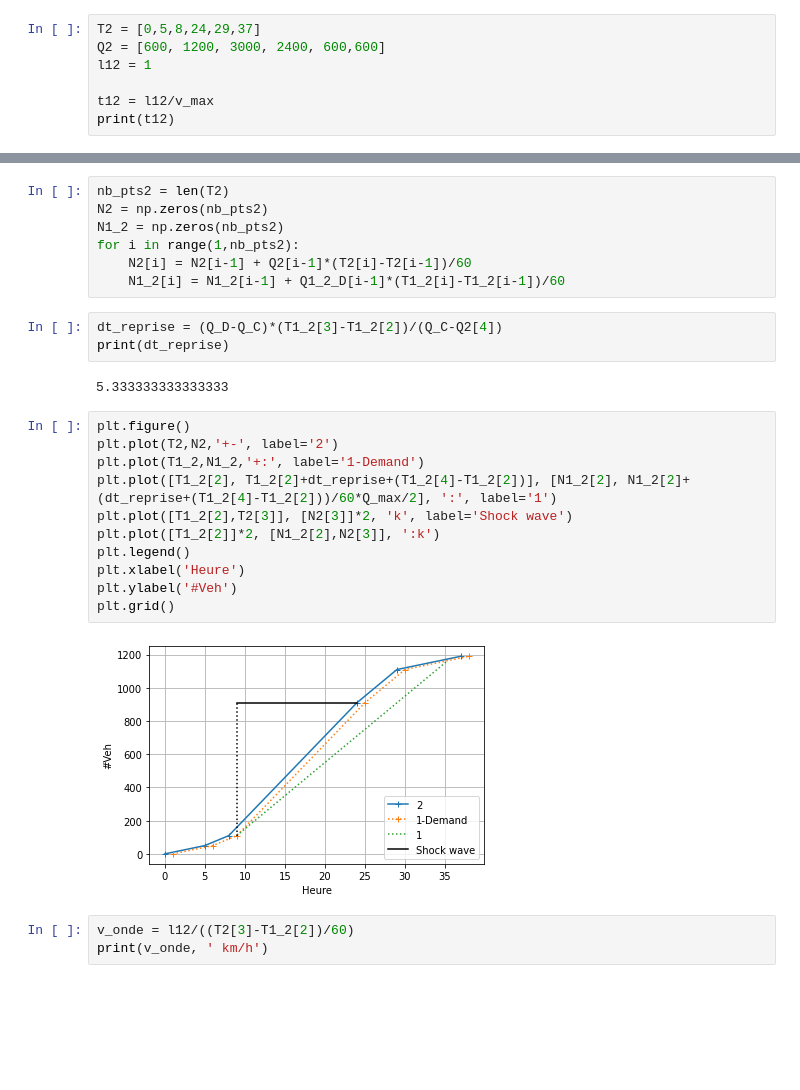
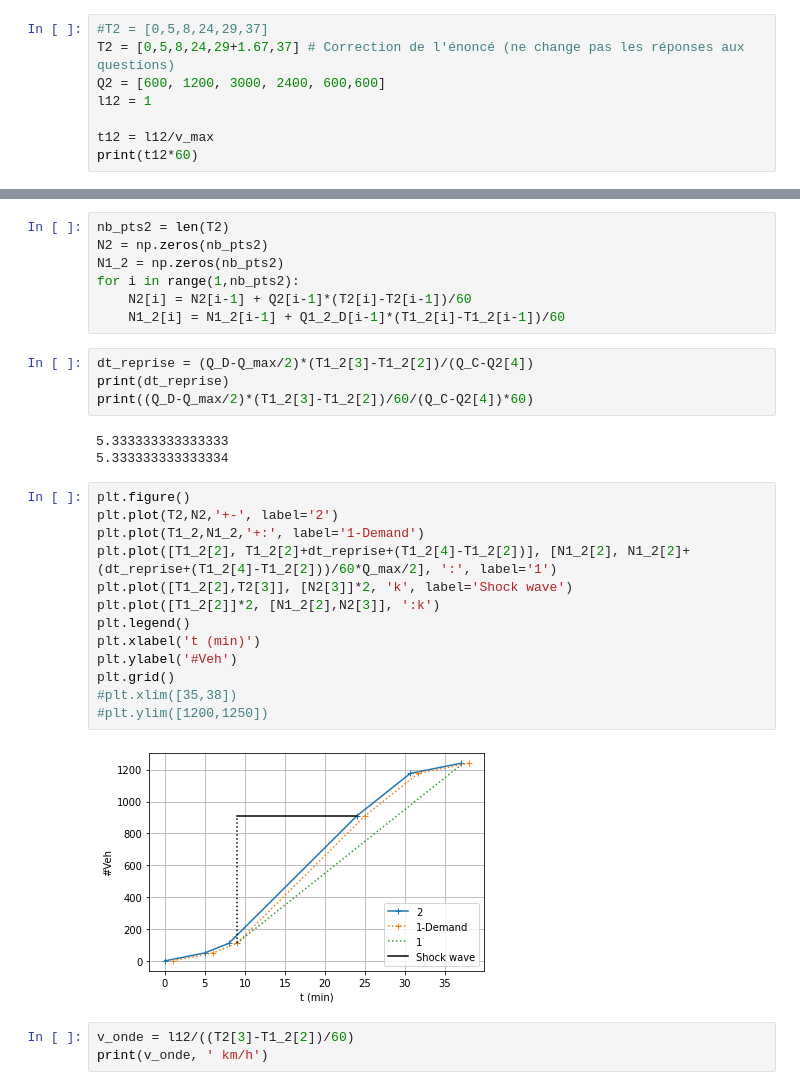
Before and after one commit to loubal/EXPAT_TP3, a Jupyter notebook: EXPAT_TP3.ipynb, the cells around one changed output, grey strips where cells are left out. Cells and saved outputs as stored; diff of their text form; blank space fills up the shorter version.

Commit message:
correct TD question

```diff
--- a/EXPAT_TP3.ipynb
+++ b/EXPAT_TP3.ipynb
@@ -81,10 +85,11 @@ print(TT, 'veh.min =', TT/60, 'veh.h')
 # %%
 #Q5-7
 # %%
-T2 = [0,5,8,24,29,37]
+#T2 = [0,5,8,24,29,37]
+T2 = [0,5,8,24,29+1.67,37] # Correction de l'énoncé (ne change pas les réponses aux questions)
 Q2 = [600, 1200, 3000, 2400, 600,600]
 l12 = 1
 
 t12 = l12/v_max
-print(t12)
+print(t12*60)
 # %% [output]
@@ -101,23 +106,27 @@ for i in range(1,nb_pts2):
     N2[i] = N2[i-1] + Q2[i-1]*(T2[i]-T2[i-1])/60
     N1_2[i] = N1_2[i-1] + Q1_2_D[i-1]*(T1_2[i]-T1_2[i-1])/60
 # %%
-dt_reprise = (Q_D-Q_C)*(T1_2[3]-T1_2[2])/(Q_C-Q2[4])
+dt_reprise = (Q_D-Q_max/2)*(T1_2[3]-T1_2[2])/(Q_C-Q2[4])
 print(dt_reprise)
+print((Q_D-Q_max/2)*(T1_2[3]-T1_2[2])/60/(Q_C-Q2[4])*60)
 # %% [output]
 5.333333333333333
+5.333333333333334
 # %%
 plt.figure()
 plt.plot(T2,N2,'+-', label='2')
 plt.plot(T1_2,N1_2,'+:', label='1-Demand')
 plt.plot([T1_2[2], T1_2[2]+dt_reprise+(T1_2[4]-T1_2[2])], [N1_2[2], N1_2[2]+(dt_reprise+(T1_2[4]-T1_2[2]))/60*Q_max/2], ':', label='1')
 plt.plot([T1_2[2],T2[3]], [N2[3]]*2, 'k', label='Shock wave')
 plt.plot([T1_2[2]]*2, [N1_2[2],N2[3]], ':k')
 plt.legend()
-plt.xlabel('Heure')
+plt.xlabel('t (min)')
 plt.ylabel('#Veh')
 plt.grid()
+#plt.xlim([35,38])
+#plt.ylim([1200,1250])
 # %% [output]
-[figure, old version]
+[figure, new version]
 # %%
 v_onde = l12/((T2[3]-T1_2[2])/60)
 print(v_onde, ' km/h')
```
Also changed, not shown: parts of 3 cells of this notebook.
